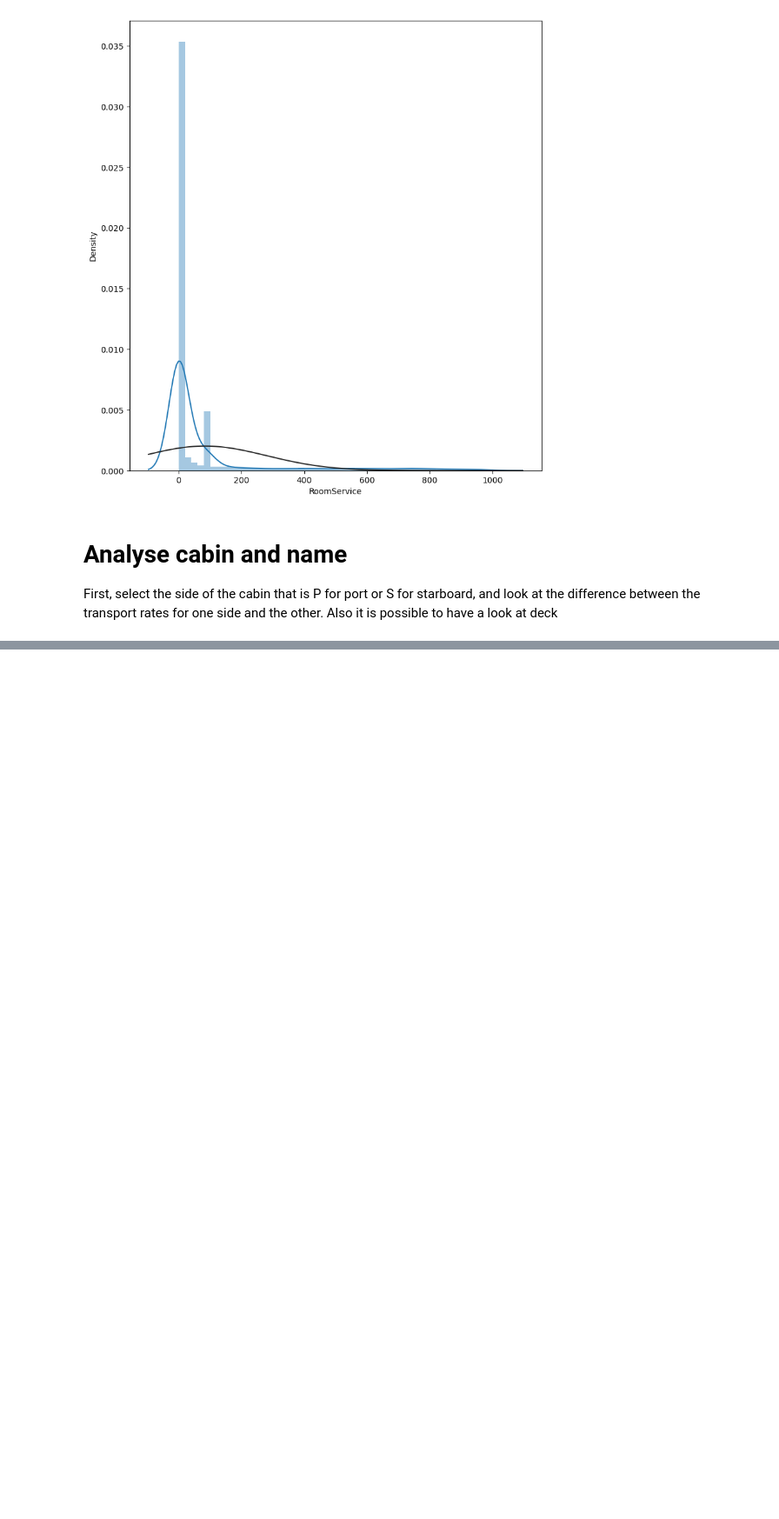
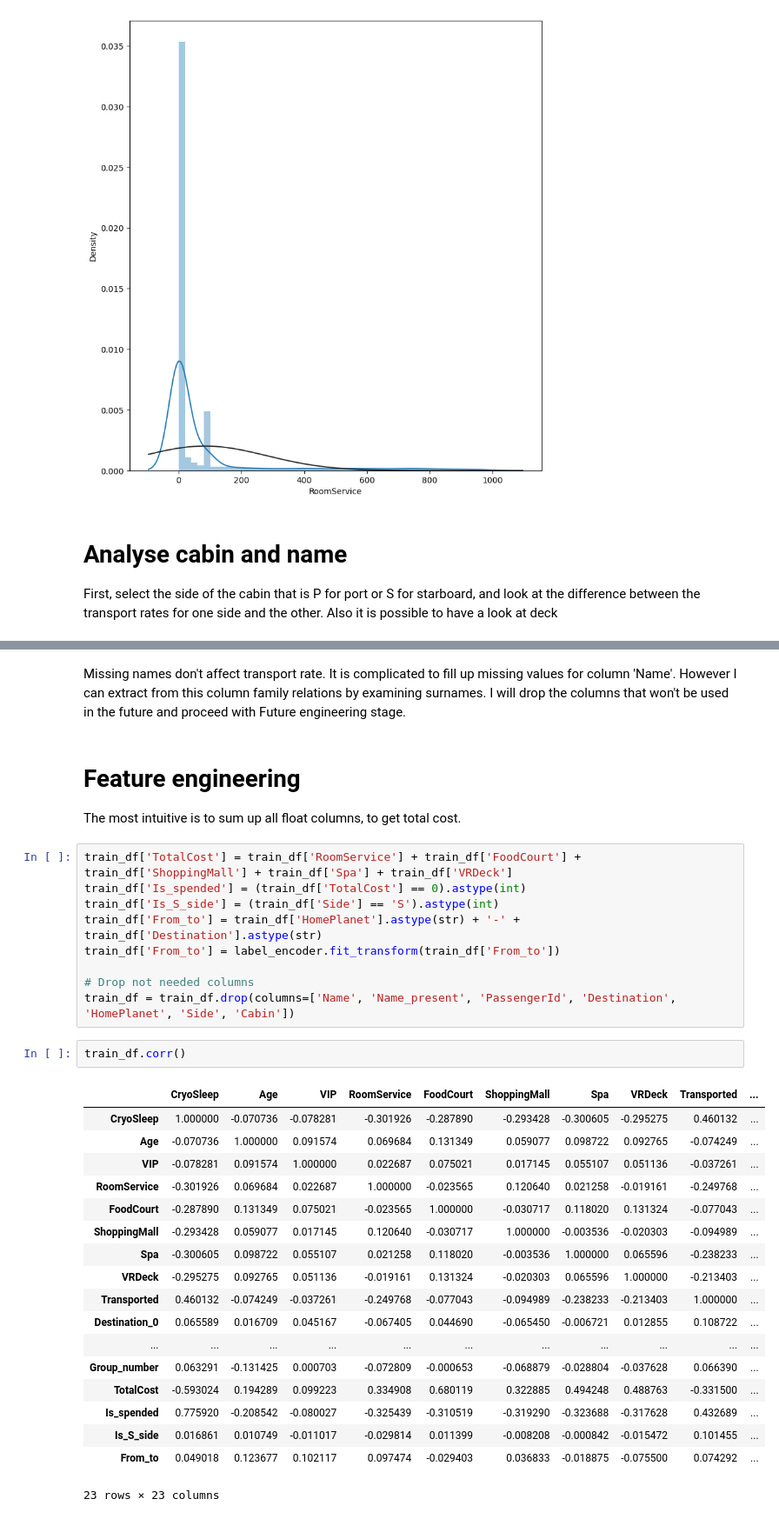
Before and after one commit to alshadani/Spaceship_titanic, a Jupyter notebook: src/spaceship.ipynb, the cells around one changed output, grey strips where cells are left out. Shown at 87% size. Saved outputs shown, nothing was run; the diff lists cells and outputs as text; blank space fills up the shorter version.

Commit message:
Feature engineering and first model were added

```diff
--- a/src/spaceship.ipynb
+++ b/src/spaceship.ipynb
@@ -300,0 +334,36 @@ len(train_df['Name'].unique())
+# %% [markdown]
+Missing names don't affect transport rate.
+It is complicated to fill up missing values for column 'Name'. However I can extract from this column family relations by examining surnames. I will drop the columns that won't be used in the future and proceed with Future engineering stage.
+# %% [markdown]
+# Feature engineering
+The most intuitive is to sum up all float columns, to get total cost.
+# %%
+train_df['TotalCost'] = train_df['RoomService'] + train_df['FoodCourt'] + train_df['ShoppingMall'] + train_df['Spa'] + train_df['VRDeck']
+train_df['Is_spended'] = (train_df['TotalCost'] == 0).astype(int)
+train_df['Is_S_side'] = (train_df['Side'] == 'S').astype(int)
+train_df['From_to'] = train_df['HomePlanet'].astype(str) + '-' + train_df['Destination'].astype(str)
+train_df['From_to'] = label_encoder.fit_transform(train_df['From_to'])
+
+# Drop not needed columns
+train_df = train_df.drop(columns=['Name', 'Name_present', 'PassengerId', 'Destination', 'HomePlanet', 'Side', 'Cabin'])
+# %%
+train_df.corr()
+# %% [output]
+|  | CryoSleep | Age | VIP | RoomService | FoodCourt | ShoppingMall | Spa | VRDeck | Transported | ... |
+| CryoSleep | 1.000000 | -0.070736 | -0.078281 | -0.301926 | -0.287890 | -0.293428 | -0.300605 | -0.295275 | 0.460132 | ... |
+| Age | -0.070736 | 1.000000 | 0.091574 | 0.069684 | 0.131349 | 0.059077 | 0.098722 | 0.092765 | -0.074249 | ... |
+| VIP | -0.078281 | 0.091574 | 1.000000 | 0.022687 | 0.075021 | 0.017145 | 0.055107 | 0.051136 | -0.037261 | ... |
+| RoomService | -0.301926 | 0.069684 | 0.022687 | 1.000000 | -0.023565 | 0.120640 | 0.021258 | -0.019161 | -0.249768 | ... |
+| FoodCourt | -0.287890 | 0.131349 | 0.075021 | -0.023565 | 1.000000 | -0.030717 | 0.118020 | 0.131324 | -0.077043 | ... |
+| ShoppingMall | -0.293428 | 0.059077 | 0.017145 | 0.120640 | -0.030717 | 1.000000 | -0.003536 | -0.020303 | -0.094989 | ... |
+| Spa | -0.300605 | 0.098722 | 0.055107 | 0.021258 | 0.118020 | -0.003536 | 1.000000 | 0.065596 | -0.238233 | ... |
+| VRDeck | -0.295275 | 0.092765 | 0.051136 | -0.019161 | 0.131324 | -0.020303 | 0.065596 | 1.000000 | -0.213403 | ... |
+| Transported | 0.460132 | -0.074249 | -0.037261 | -0.249768 | -0.077043 | -0.094989 | -0.238233 | -0.213403 | 1.000000 | ... |
+| Destination_0 | 0.065589 | 0.016709 | 0.045167 | -0.067405 | 0.044690 | -0.065450 | -0.006721 | 0.012855 | 0.108722 | ... |
+| ... | ... | ... | ... | ... | ... | ... | ... | ... | ... | ... |
+| Group_number | 0.063291 | -0.131425 | 0.000703 | -0.072809 | -0.000653 | -0.068879 | -0.028804 | -0.037628 | 0.066390 | ... |
+| TotalCost | -0.593024 | 0.194289 | 0.099223 | 0.334908 | 0.680119 | 0.322885 | 0.494248 | 0.488763 | -0.331500 | ... |
+| Is_spended | 0.775920 | -0.208542 | -0.080027 | -0.325439 | -0.310519 | -0.319290 | -0.323688 | -0.317628 | 0.432689 | ... |
+| Is_S_side | 0.016861 | 0.010749 | -0.011017 | -0.029814 | 0.011399 | -0.008208 | -0.000842 | -0.015472 | 0.101455 | ... |
+| From_to | 0.049018 | 0.123677 | 0.102117 | 0.097474 | -0.029403 | 0.036833 | -0.018875 | -0.075500 | 0.074292 | ... |
+23 rows × 23 columns
```
Also changed, not shown: parts of 13 cells of this notebook, 1 other file.
